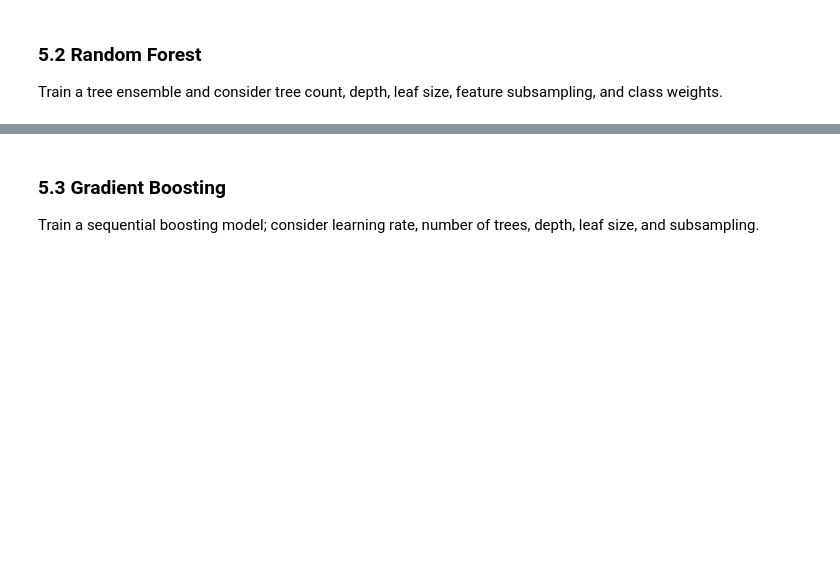
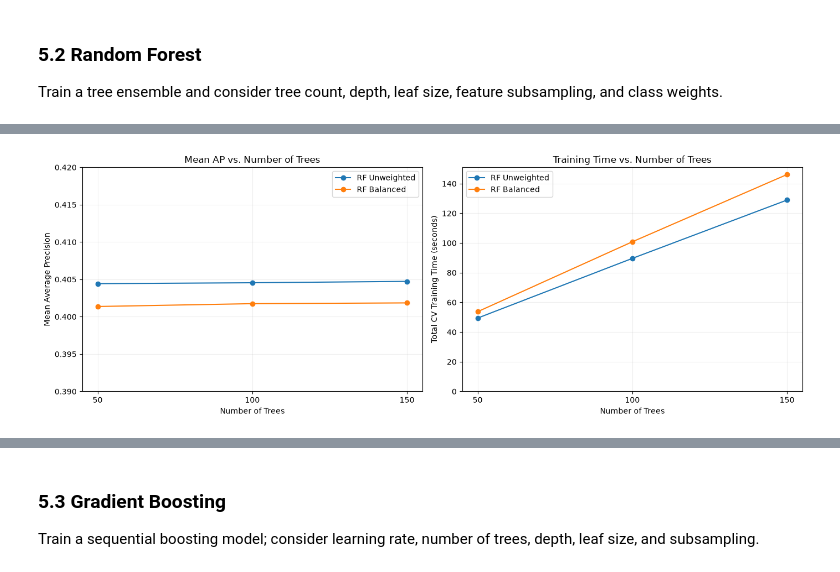
Before and after one commit to GeraintG/CIS_5450_Indigo_Data, a Jupyter notebook: indego_trips_analysis.ipynb, the cells around one changed output, grey strips where cells are left out. Drawn from its saved outputs; the diff is of its cells as text; code cells hidden in the pictures; blank space fills up the shorter version.

```diff
--- a/indego_trips_analysis.ipynb
+++ b/indego_trips_analysis.ipynb
@@ -900,0 +1290,57 @@ Train a tree ensemble and consider tree count, depth, leaf size, feature subsamp
+# %%
+# Summarize tree count refinement results
+rf_tree_plot = (
+    rf_tree_df.groupby(
+        ["Config", "n_estimators"],
+        as_index=False
+    )
+    .agg(
+        mean_AP=("AP", "mean"),
+        mean_F1=("F1", "mean"),
+        total_time=("Time", "sum")
+    )
+)
+
+fig, ax = plt.subplots(1, 2, figsize=(14, 5))
+
+for config, label in [(3, "RF Unweighted"), (9, "RF Balanced")]:
+    data = rf_tree_plot[
+        rf_tree_plot["Config"] == config
+    ].sort_values("n_estimators")
+
+    # Mean AP
+    ax[0].plot(
+        data["n_estimators"],
+        data["mean_AP"],
+        marker="o",
+        label=label
+    )
+
+    # Training time
+    ax[1].plot(
+        data["n_estimators"],
+        data["total_time"],
+        marker="o",
+        label=label
+    )
+
+ax[0].set_title("Mean AP vs. Number of Trees")
+ax[0].set_xlabel("Number of Trees")
+ax[0].set_ylabel("Mean Average Precision")
+ax[0].set_ylim(0.39, 0.42)
+ax[0].legend()
+
+ax[1].set_title("Training Time vs. Number of Trees")
+ax[1].set_xlabel("Number of Trees")
+ax[1].set_ylabel("Total CV Training Time (seconds)")
+ax[1].set_ylim(bottom=0)
+ax[1].legend()
+
+for axis in ax:
+    axis.set_xticks([50, 100, 150])
+    axis.grid(alpha=0.2)
+
+plt.tight_layout()
+plt.show()
+# %% [output]
+[figure, added]
```
Also changed, not shown: parts of 28 cells of this notebook.
